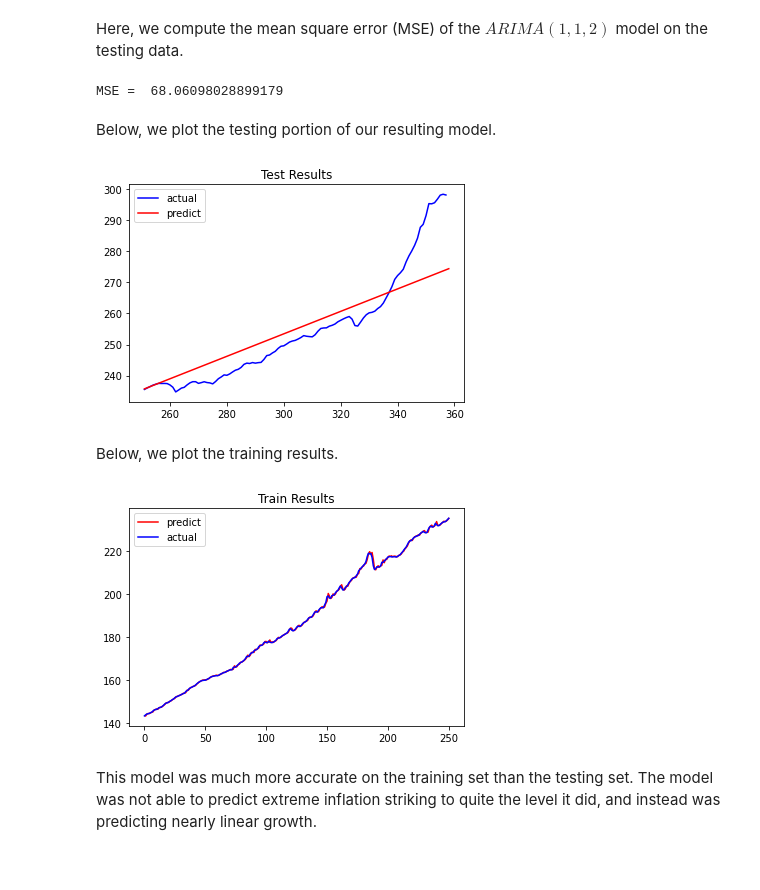
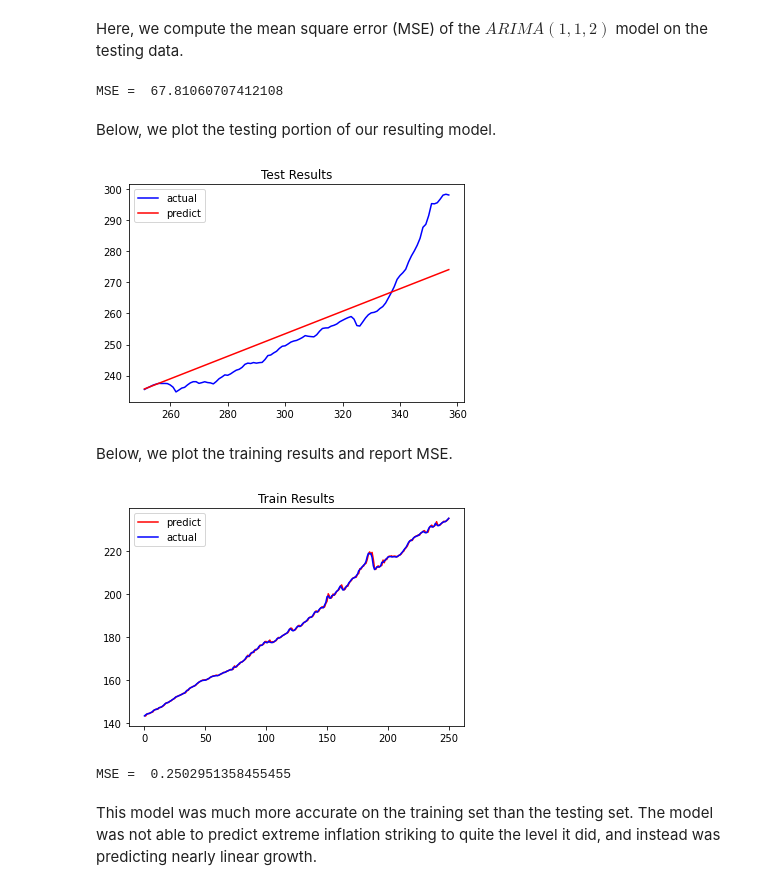
Before and after one commit to fimiller/ds3010project, a Jupyter notebook: arima.ipynb, the cells around one changed output. Saved outputs shown, nothing was run; the diff lists cells and outputs as text; code cells hidden in the pictures.

Commit message:
completed arima and garch

```diff
--- a/arima.ipynb
+++ b/arima.ipynb
@@ -113,28 +117,30 @@ Warnings:
 # %% [markdown]
 Here, we compute the mean square error (MSE) of the $ARIMA(1,1,2)$ model on the testing data.
 # %%
-print('MSE = ', np.mean((results_ARIMA.forecast(math.ceil(len(cpi) * .3)) - X_test) ** 2))
+print('MSE = ', np.mean((results_ARIMA.forecast(math.floor(len(cpi) * .3)) - X_test) ** 2))
 # %% [output]
-MSE =  68.06098028899179
+MSE =  67.81060707412108
 # %% [markdown]
 Below, we plot the testing portion of our resulting model.
 # %%
 plt.plot(cpi[math.ceil(len(cpi) * .7):], color = 'blue', label = 'actual')
-plt.plot(results_ARIMA.forecast(math.ceil(len(cpi) * .3)), color = 'red', label = 'predict')
+plt.plot(results_ARIMA.forecast(math.floor(len(cpi) * .3)), color = 'red', label = 'predict')
 plt.title('Test Results')
 plt.legend()
 plt.show()
 # %% [output]
-[figure, old version]
+[figure, new version]
 # %% [markdown]
-Below, we plot the training results.
+Below, we plot the training results and report MSE.
 # %%
 plt.plot(results_ARIMA.fittedvalues[1:], color = 'red', label = 'predict') # the first item is 0 as the time series is not infinite
 plt.plot(cpi[:math.ceil(len(cpi) * .7)], color = 'blue', label = 'actual')
 plt.legend()
 plt.title('Train Results')
 plt.show()
+print('MSE = ', np.mean((results_ARIMA.fittedvalues[1:] - X_train) ** 2))
 # %% [output]
 [figure]
+MSE =  0.2502951358455455
 # %% [markdown]
 This model was much more accurate on the training set than the testing set. The model was not able to predict extreme inflation striking to quite the level it did, and instead was predicting nearly linear growth.
```
Also changed, not shown: parts of 3 cells of this notebook, 1 other file.
